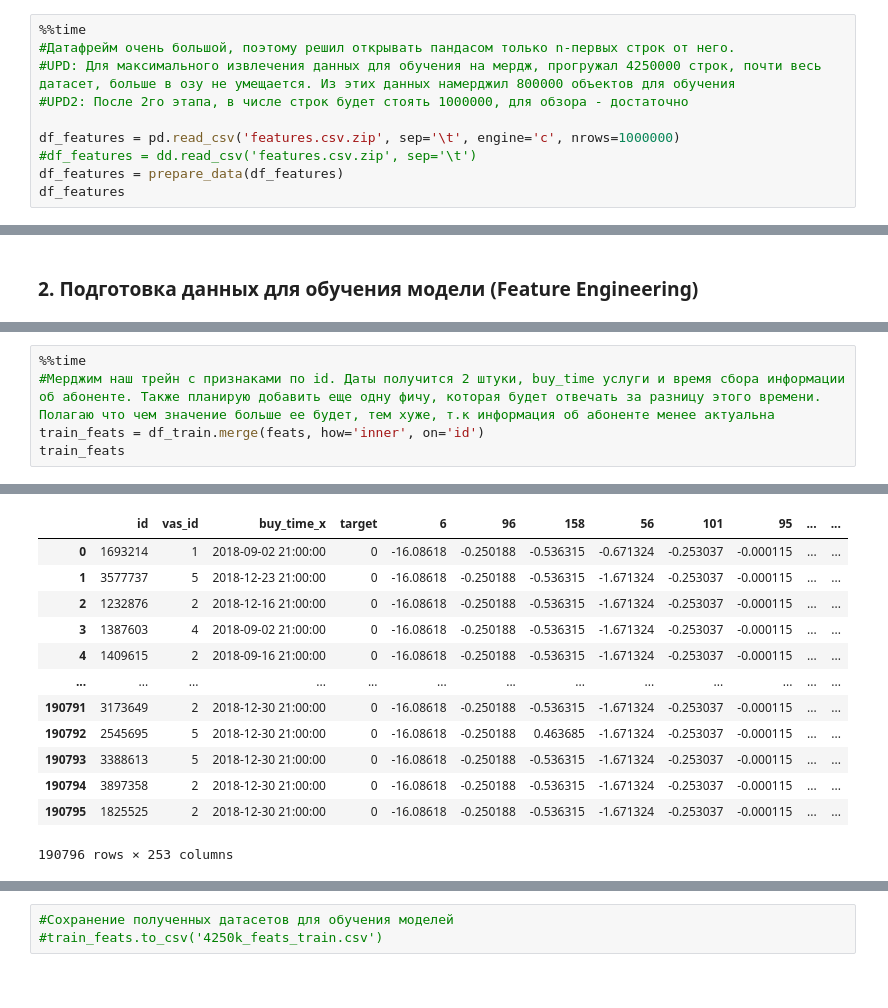
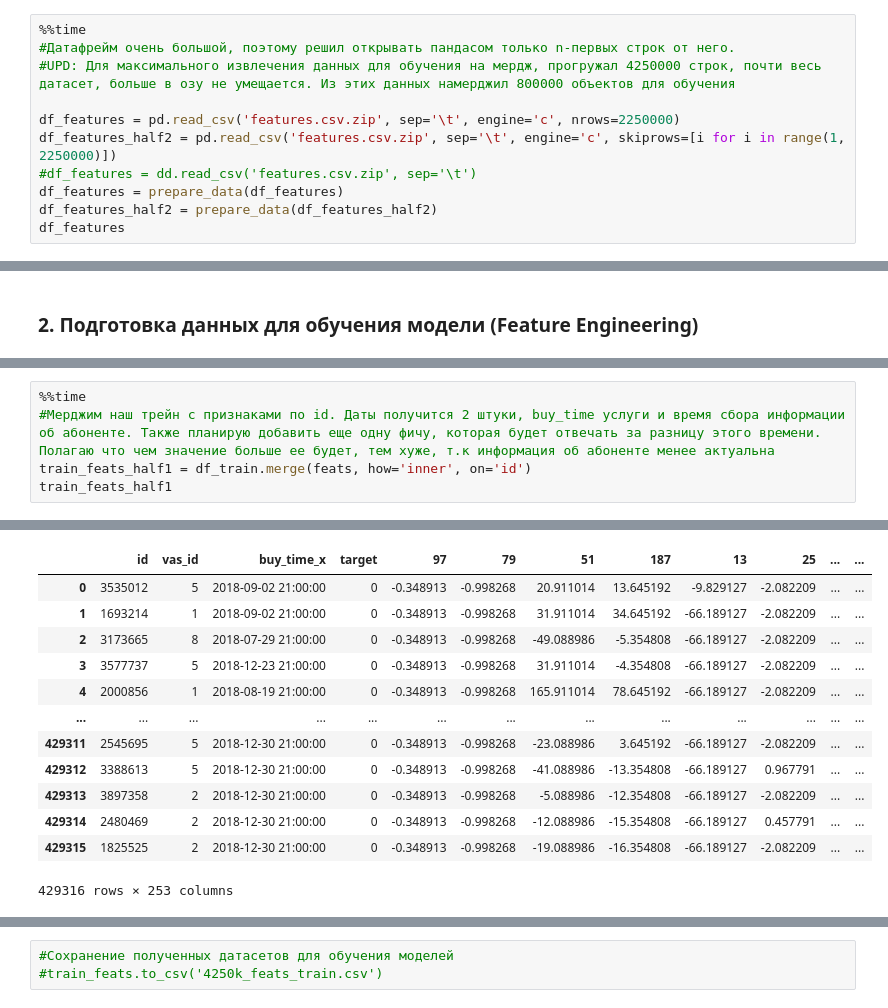
Before and after one commit to NickHlzv/CourseProj, a Jupyter notebook: course_proj.ipynb, the cells around one changed output, grey strips where cells are left out. Cells and saved outputs as stored; diff of their text form.

```diff
--- a/course_proj.ipynb
+++ b/course_proj.ipynb
@@ -67,10 +66,11 @@ df_test
 %%time
 #Датафрейм очень большой, поэтому решил открывать пандасом только n-первых строк от него.
 #UPD: Для максимального извлечения данных для обучения на мердж, прогружал 4250000 строк, почти весь датасет, больше в озу не умещается. Из этих данных намерджил 800000 объектов для обучения
-#UPD2: После 2го этапа, в числе строк будет стоять 1000000, для обзора - достаточно
 
-df_features = pd.read_csv('features.csv.zip', sep='\t', engine='c', nrows=1000000)
+df_features = pd.read_csv('features.csv.zip', sep='\t', engine='c', nrows=2250000)
+df_features_half2 = pd.read_csv('features.csv.zip', sep='\t', engine='c', skiprows=[i for i in range(1, 2250000)])
 #df_features = dd.read_csv('features.csv.zip', sep='\t')
 df_features = prepare_data(df_features)
+df_features_half2 = prepare_data(df_features_half2)
 df_features
 # %% [output]
@@ -371,6 +371,6 @@ feats
 # %%
 %%time
 #Мерджим наш трейн с признаками по id. Даты получится 2 штуки, buy_time услуги и время сбора информации об абоненте. Также планирую добавить еще одну фичу, которая будет отвечать за разницу этого времени. Полагаю что чем значение больше ее будет, тем хуже, т.к информация об абоненте менее актуальна
-train_feats = df_train.merge(feats, how='inner', on='id')
-train_feats
+train_feats_half1 = df_train.merge(feats, how='inner', on='id')
+train_feats_half1
 # %% [output]
@@ -379,16 +379,16 @@ Wall time: 2.9 s
-|  | id | vas_id | buy_time_x | target | 6 | 96 | 158 | 56 | 101 | 95 | ... | ... |
-| 0 | 1693214 | 1 | 2018-09-02 21:00:00 | 0 | -16.08618 | -0.250188 | -0.536315 | -0.671324 | -0.253037 | -0.000115 | ... | ... |
-| 1 | 3577737 | 5 | 2018-12-23 21:00:00 | 0 | -16.08618 | -0.250188 | -0.536315 | -1.671324 | -0.253037 | -0.000115 | ... | ... |
-| 2 | 1232876 | 2 | 2018-12-16 21:00:00 | 0 | -16.08618 | -0.250188 | -0.536315 | -1.671324 | -0.253037 | -0.000115 | ... | ... |
-| 3 | 1387603 | 4 | 2018-09-02 21:00:00 | 0 | -16.08618 | -0.250188 | -0.536315 | -1.671324 | -0.253037 | -0.000115 | ... | ... |
-| 4 | 1409615 | 2 | 2018-09-16 21:00:00 | 0 | -16.08618 | -0.250188 | -0.536315 | -1.671324 | -0.253037 | -0.000115 | ... | ... |
+|  | id | vas_id | buy_time_x | target | 97 | 79 | 51 | 187 | 13 | 25 | ... | ... |
+| 0 | 3535012 | 5 | 2018-09-02 21:00:00 | 0 | -0.348913 | -0.998268 | 20.911014 | 13.645192 | -9.829127 | -2.082209 | ... | ... |
+| 1 | 1693214 | 1 | 2018-09-02 21:00:00 | 0 | -0.348913 | -0.998268 | 31.911014 | 34.645192 | -66.189127 | -2.082209 | ... | ... |
+| 2 | 3173665 | 8 | 2018-07-29 21:00:00 | 0 | -0.348913 | -0.998268 | -49.088986 | -5.354808 | -66.189127 | -2.082209 | ... | ... |
+| 3 | 3577737 | 5 | 2018-12-23 21:00:00 | 0 | -0.348913 | -0.998268 | 31.911014 | -4.354808 | -66.189127 | -2.082209 | ... | ... |
+| 4 | 2000856 | 1 | 2018-08-19 21:00:00 | 0 | -0.348913 | -0.998268 | 165.911014 | 78.645192 | -66.189127 | -2.082209 | ... | ... |
 | ... | ... | ... | ... | ... | ... | ... | ... | ... | ... | ... | ... | ... |
-| 190791 | 3173649 | 2 | 2018-12-30 21:00:00 | 0 | -16.08618 | -0.250188 | -0.536315 | -1.671324 | -0.253037 | -0.000115 | ... | ... |
-| 190792 | 2545695 | 5 | 2018-12-30 21:00:00 | 0 | -16.08618 | -0.250188 | 0.463685 | -1.671324 | -0.253037 | -0.000115 | ... | ... |
-| 190793 | 3388613 | 5 | 2018-12-30 21:00:00 | 0 | -16.08618 | -0.250188 | -0.536315 | -1.671324 | -0.253037 | -0.000115 | ... | ... |
-| 190794 | 3897358 | 2 | 2018-12-30 21:00:00 | 0 | -16.08618 | -0.250188 | -0.536315 | -1.671324 | -0.253037 | -0.000115 | ... | ... |
-| 190795 | 1825525 | 2 | 2018-12-30 21:00:00 | 0 | -16.08618 | -0.250188 | -0.536315 | -1.671324 | -0.253037 | -0.000115 | ... | ... |
+| 429311 | 2545695 | 5 | 2018-12-30 21:00:00 | 0 | -0.348913 | -0.998268 | -23.088986 | 3.645192 | -66.189127 | -2.082209 | ... | ... |
+| 429312 | 3388613 | 5 | 2018-12-30 21:00:00 | 0 | -0.348913 | -0.998268 | -41.088986 | -13.354808 | -66.189127 | 0.967791 | ... | ... |
+| 429313 | 3897358 | 2 | 2018-12-30 21:00:00 | 0 | -0.348913 | -0.998268 | -5.088986 | -12.354808 | -66.189127 | -2.082209 | ... | ... |
+| 429314 | 2480469 | 2 | 2018-12-30 21:00:00 | 0 | -0.348913 | -0.998268 | -12.088986 | -15.354808 | -66.189127 | 0.457791 | ... | ... |
+| 429315 | 1825525 | 2 | 2018-12-30 21:00:00 | 0 | -0.348913 | -0.998268 | -19.088986 | -16.354808 | -66.189127 | -2.082209 | ... | ... |
-190796 rows × 253 columns
+429316 rows × 253 columns
 # %%
 %%time
 #Преобразование дат и просмотр датасета
```
Also changed, not shown: parts of 31 cells of this notebook.
